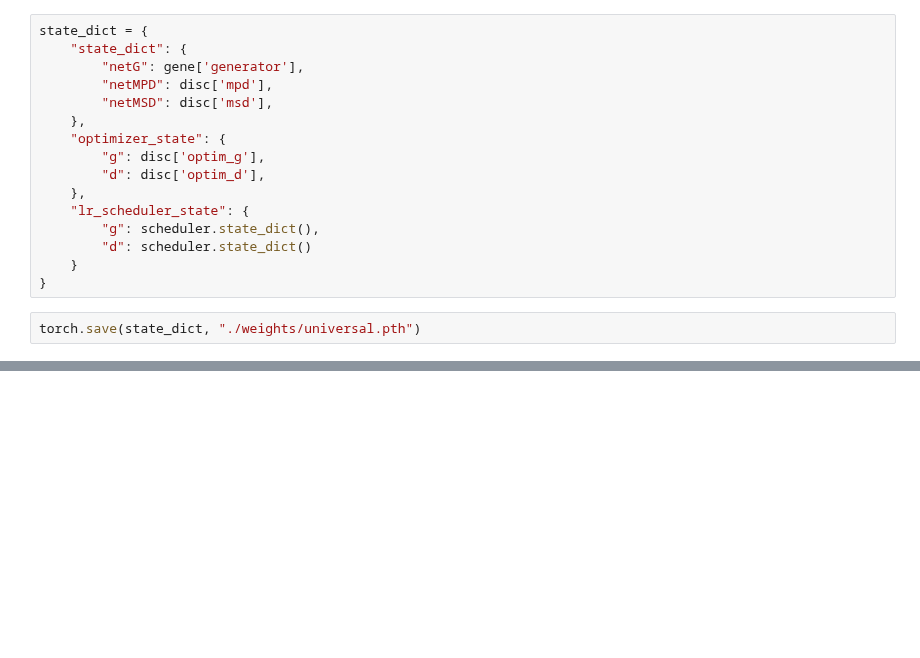
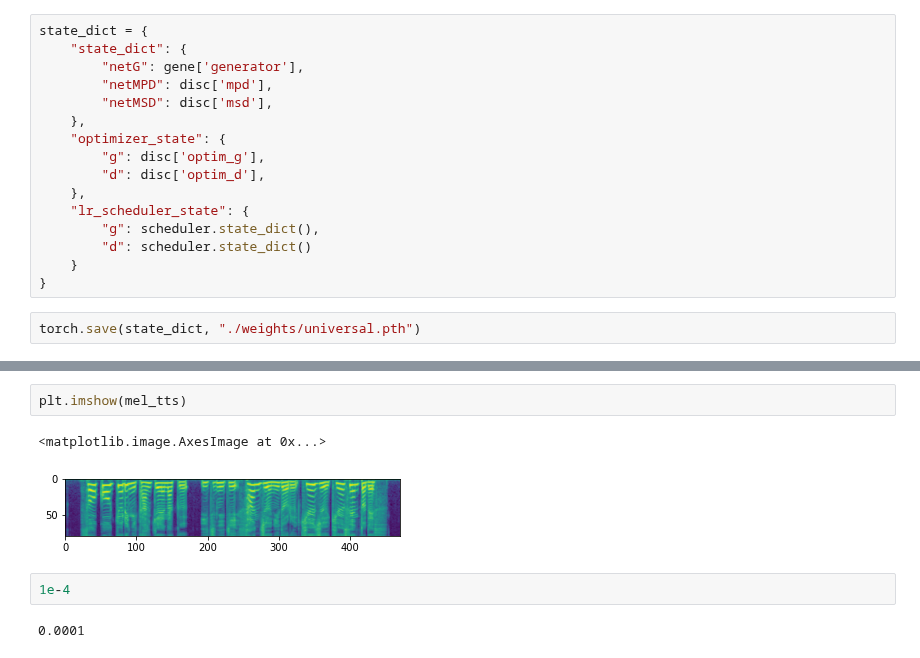
Before and after one commit to YutoNishimura-v2/vc_tts_template, a Jupyter notebook: vc_tts_template/vocoder/hifigan/tmp.ipynb, the cells around one changed output, grey strips where cells are left out. Cells and saved outputs as stored; diff of their text form; blank space fills up the shorter version.

```diff
--- a/vc_tts_template/vocoder/hifigan/tmp.ipynb
+++ b/vc_tts_template/vocoder/hifigan/tmp.ipynb
@@ -46,0 +94,9 @@ torch.save(state_dict, "./weights/universal.pth")
+# %%
+plt.imshow(mel_tts)
+# %% [output]
+<matplotlib.image.AxesImage at 0x...>
+[figure, added]
+# %%
+1e-4
+# %% [output]
+0.0001
```
Also changed, not shown: parts of 3 cells of this notebook, 12 other files.
